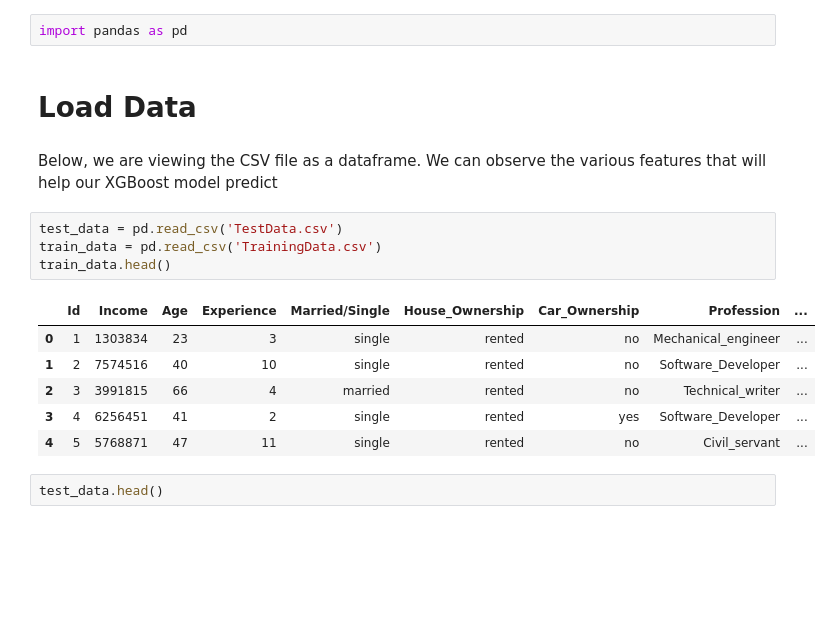
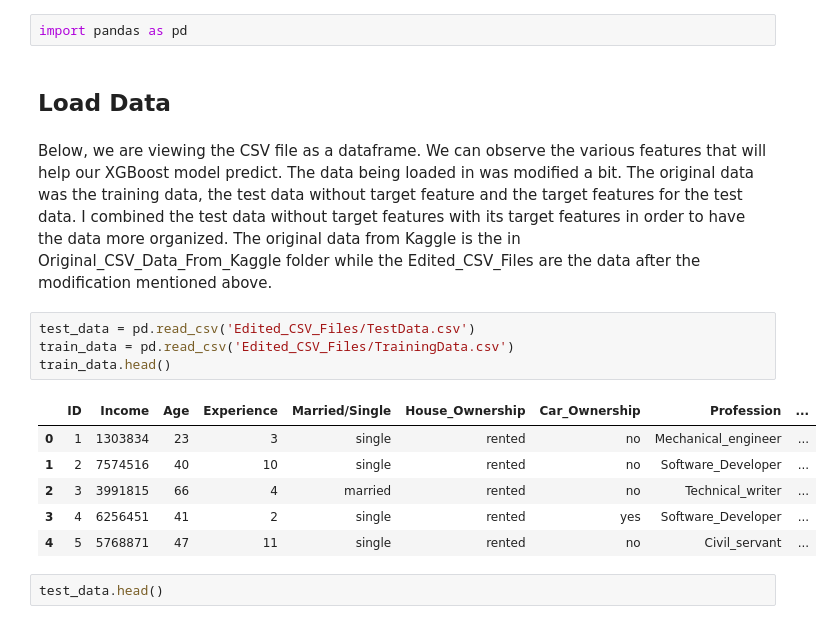
Before and after one commit to osherboudara99/Loan_Predictions_Algorithm_Comparison, a Jupyter notebook: XGBoost.ipynb, the cells around one changed output. Saved outputs shown, nothing was run; the diff lists cells and outputs as text; blank space fills up the shorter version.

Commit message:
reorganized file structure and all data preparation

```diff
--- a/XGBoost.ipynb
+++ b/XGBoost.ipynb
@@ -12,15 +12,15 @@ As can be seen above, XGBoost with class weights and XGBoost with no data balanc
 # %%
 import pandas as pd
 # %% [markdown]
-# Load Data
+## Load Data
 # %% [markdown]
-Below, we are viewing the CSV file as a dataframe. We can observe the various features that will help our XGBoost model predict
+Below, we are viewing the CSV file as a dataframe. We can observe the various features that will help our XGBoost model predict. The data being loaded in was modified a bit. The original data was the training data, the test data without target feature and the target features for the test data. I combined the test data without target features with its target features in order to have the data more organized. The original data from Kaggle is the in Original_CSV_Data_From_Kaggle folder while the Edited_CSV_Files are the data after the modification mentioned above.
 # %%
-test_data = pd.read_csv('TestData.csv')
-train_data = pd.read_csv('TrainingData.csv')
+test_data = pd.read_csv('Edited_CSV_Files/TestData.csv')
+train_data = pd.read_csv('Edited_CSV_Files/TrainingData.csv')
 train_data.head()
 # %% [output]
-|  | Id | Income | Age | Experience | Married/Single | House_Ownership | Car_Ownership | Profession | ... |
+|  | ID | Income | Age | Experience | Married/Single | House_Ownership | Car_Ownership | Profession | ... |
 | 0 | 1 | 1303834 | 23 | 3 | single | rented | no | Mechanical_engineer | ... |
 | 1 | 2 | 7574516 | 40 | 10 | single | rented | no | Software_Developer | ... |
 | 2 | 3 | 3991815 | 66 | 4 | married | rented | no | Technical_writer | ... |
```
Also changed, not shown: parts of 39 cells of this notebook, 9 other files.
